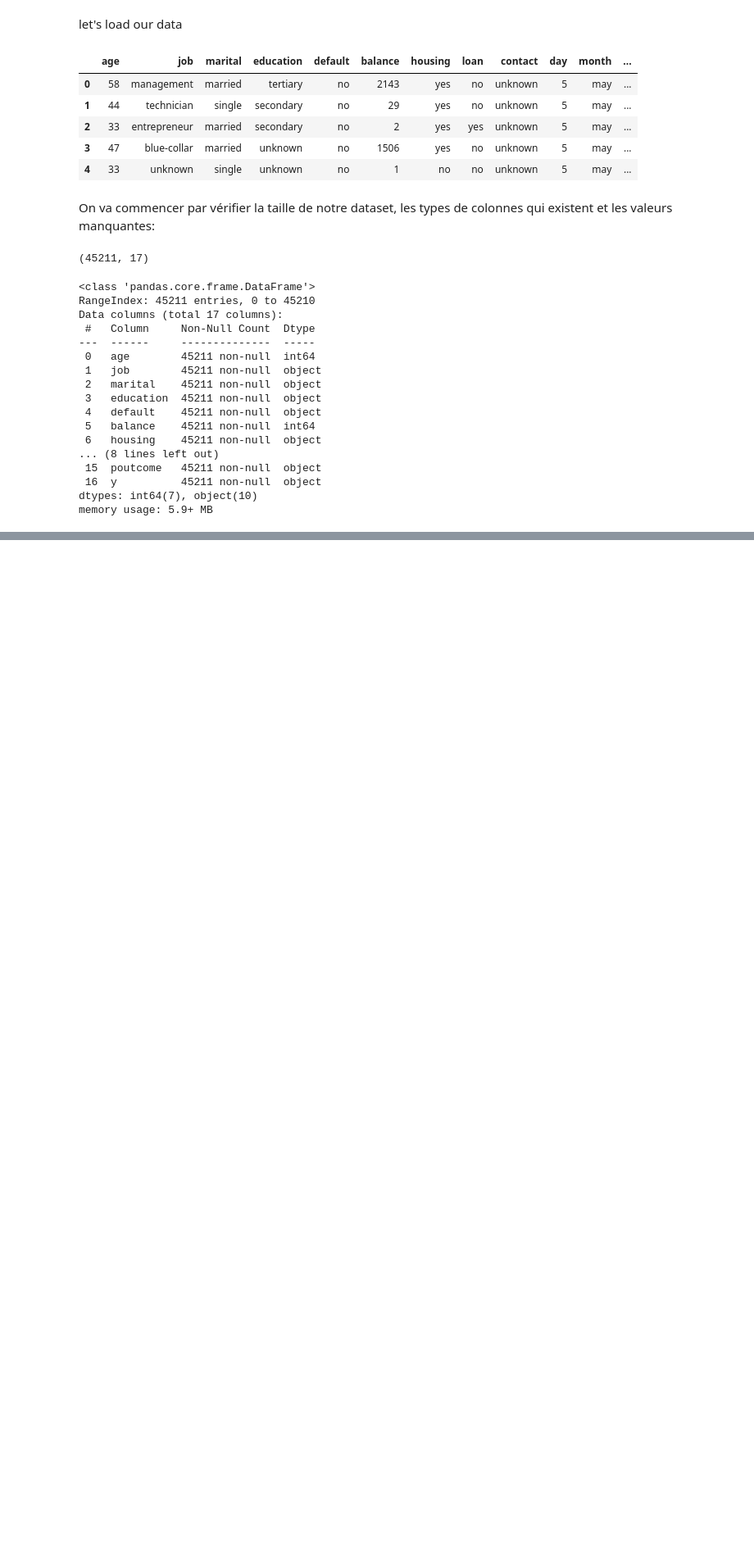
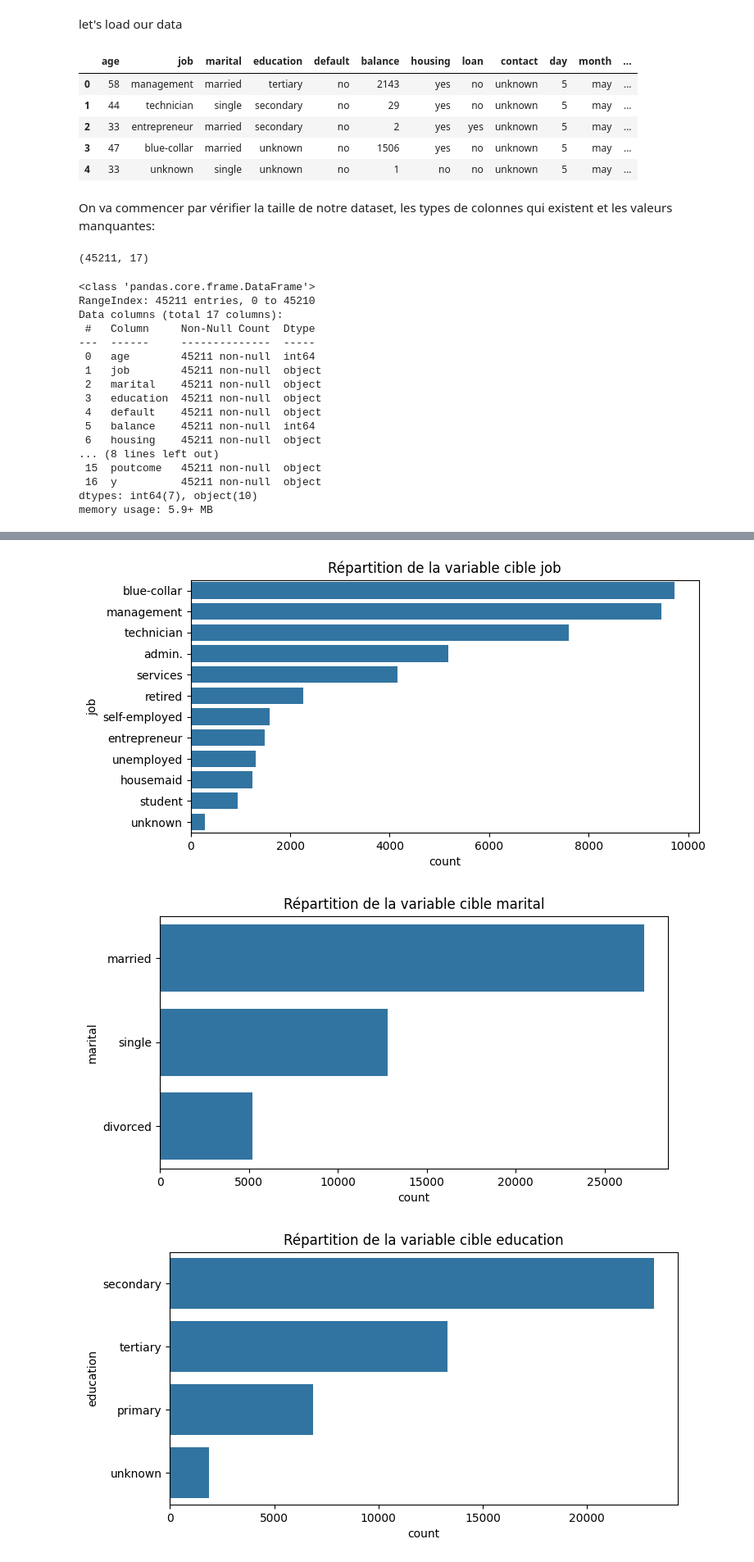
Before and after one commit to kaiokasa/bank_marketing_prediction, a Jupyter notebook: EDA_notebook.ipynb, the cells around one changed output, grey strips where cells are left out. Shown at 82% size. Saved outputs shown, nothing was run; the diff lists cells and outputs as text; code cells hidden in the pictures; blank space fills up the shorter version.

```diff
--- a/EDA_notebook.ipynb
+++ b/EDA_notebook.ipynb
@@ -45,0 +126,10 @@ memory usage: 5.9+ MB
+# %%
+for col in categorical_cols:
+    plt.figure(figsize=(8,4))
+    sns.countplot(y=col, data=data, order=data[col].value_counts().index)
+    plt.title(f"Répartition de la variable cible {col}")
+    plt.show()
+# %% [output]
+[figure, added]
+[figure, added]
+[figure, added]
```
Also changed, not shown: parts of 13 cells of this notebook, 1 other file.
